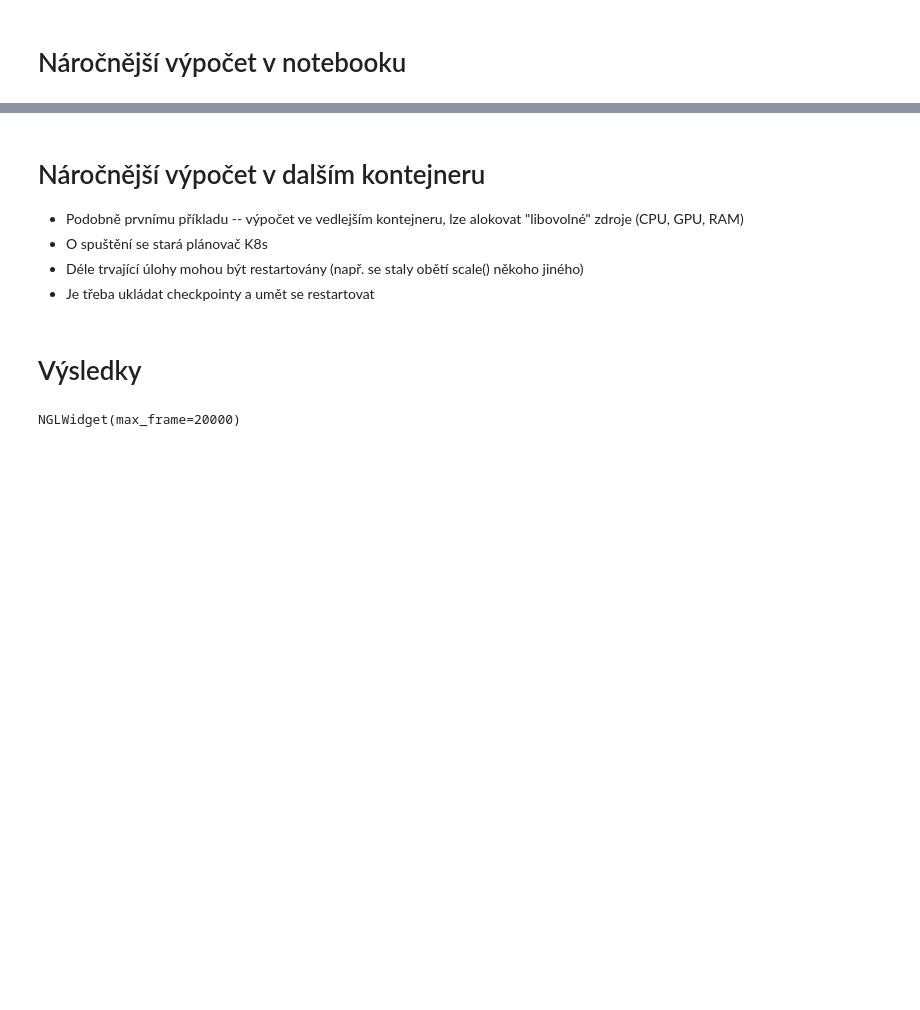
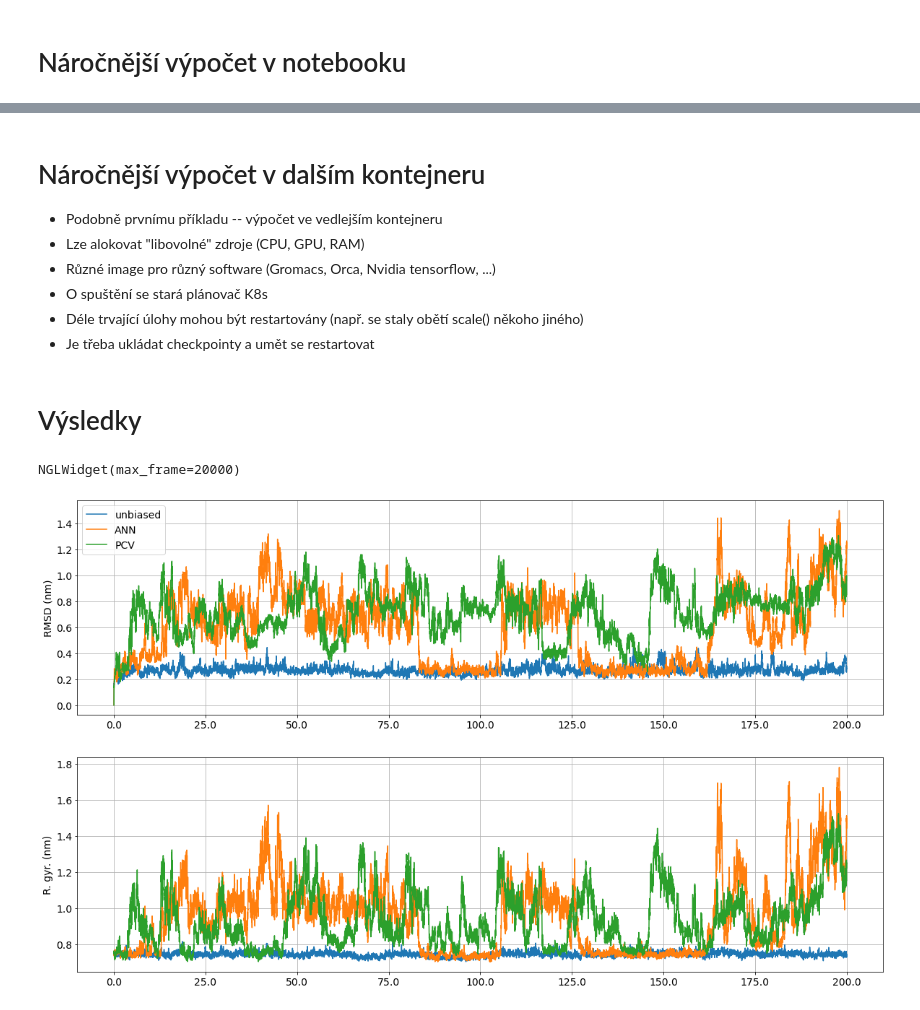
Before and after one commit to ljocha/chicken-and-egg, a Jupyter notebook: einfra2022/einfra2022.ipynb, the cells around one changed output, grey strips where cells are left out. Drawn from its saved outputs; the diff is of its cells as text; code cells hidden in the pictures; blank space fills up the shorter version.

```diff
--- a/einfra2022/einfra2022.ipynb
+++ b/einfra2022/einfra2022.ipynb
@@ -177,4 +132,0 @@ job.batch "gmx-iemgph3ys" deleted
-# %%
-v = nv.show_mdtraj(md.load("conf1-min.trr",top="conf1-min.gro"))
-v.add_representation("licorice")
-v
@@ -182,0 +177,4 @@ NGLWidget(max_frame=263)
+# %%
+v = nv.show_mdtraj(md.load("conf5-min.trr",top="conf5-min.gro"))
+v.add_representation("licorice")
+v
@@ -247,18 +241,20 @@ plt.show()
 # %% [markdown]
 # Náročnější výpočet v dalším kontejneru
 
-- Podobně prvnímu příkladu -- výpočet ve vedlejším kontejneru, lze alokovat "libovolné" zdroje (CPU, GPU, RAM)
+- Podobně prvnímu příkladu -- výpočet ve vedlejším kontejneru
+- Lze alokovat "libovolné" zdroje (CPU, GPU, RAM)
+- Různé image pro různý software (Gromacs, Orca, Nvidia tensorflow, ...)
 - O spuštění se stará plánovač K8s
 - Déle trvající úlohy mohou být restartovány (např. se staly obětí scale() někoho jiného)
 - Je třeba ukládat checkpointy a umět se restartovat
 # %% [markdown]
 # Výsledky
-# %%
-tr = md.load_xtc("md-ann-pbc.xtc",top='1L2Y.gro')
-idx=tr[0].top.select("name CA")
-tr.superpose(tr[0],atom_indices=idx)
-v = nv.show_mdtraj(tr)
-#v.add_representation("licorice")
-v
-# %% [output]
-NGLWidget(max_frame=20000)
+# %%
+tr2 = md.load_xtc("md-ann-pbc.xtc",top='1L2Y.gro')
+idx=tr2[0].top.select("name CA")
+tr2.superpose(tr2[0],atom_indices=idx)
+v = nv.show_mdtraj(tr2)
+#v.add_representation("licorice")
+v
+# %% [output]
+NGLWidget(max_frame=20000)
@@ -265,2 +308,6 @@ NGLWidget(max_frame=20000)
+# %%
+allprogress()
+# %% [output]
+[figure, added]
 # %% [markdown]
 # Shrnutí
```
Also changed, not shown: parts of 24 cells of this notebook.
